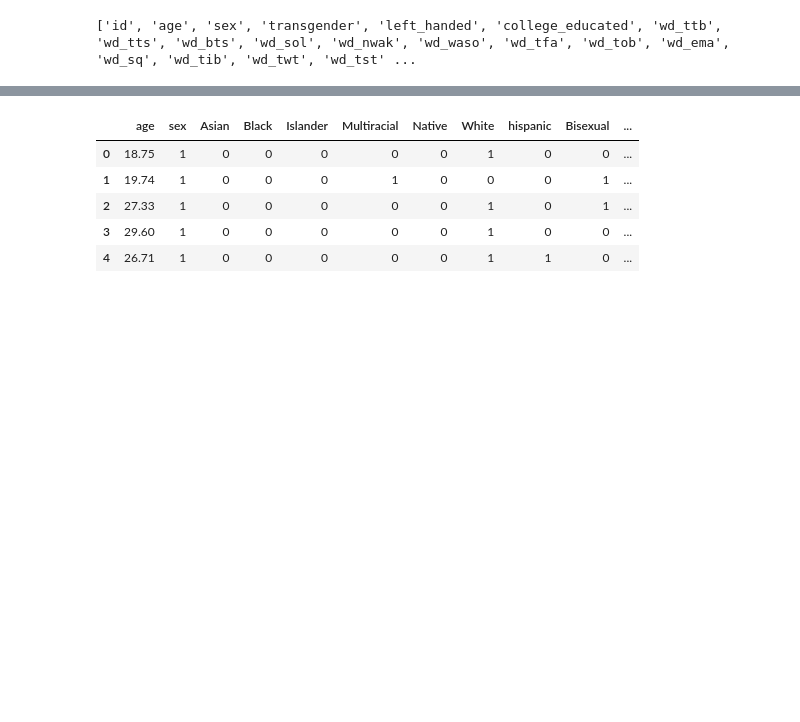
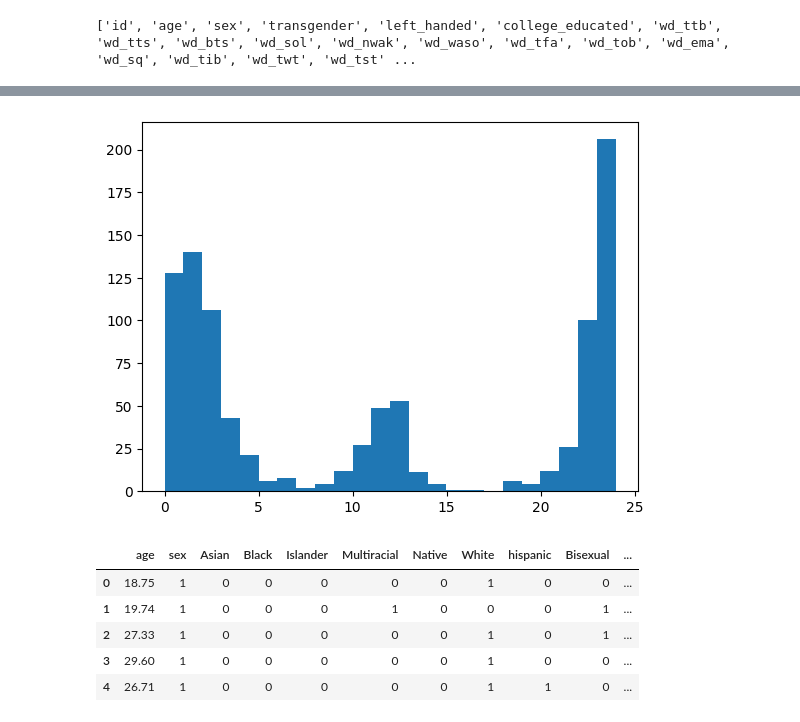
Before and after one commit to keresztalina/datasci_f24, a Jupyter notebook: src/test.ipynb, the cells around one changed output, grey strips where cells are left out. Cells and saved outputs as stored; diff of their text form; code cells hidden in the pictures; blank space fills up the shorter version.

```diff
--- a/src/test.ipynb
+++ b/src/test.ipynb
@@ -84,3 +50,38 @@ array(['$25,000 - $50,000', 'Prefer not to say', '< $25,000',
+# %%
+df['subs_caff_1'] = df['subs_caff_1'].apply(lambda x: "Caffeine " + x)
+df['subs_tob_1'] = df['subs_tob_1'].apply(lambda x: "Tobacco " + x)
+df['subs_alc_1'] = df['subs_alc_1'].apply(lambda x: "Alcohol " + x)
+df['subs_can_1'] = df['subs_can_1'].apply(lambda x: "Cannabis " + x)
+# %%
+df = create_dummy_variables(df, 'subs_caff_1')
+df = create_dummy_variables(df, 'subs_tob_1')
+df = create_dummy_variables(df, 'subs_alc_1')
+df = create_dummy_variables(df, 'subs_can_1')
+# %%
+df['psqi_1'] = df['psqi_1'].str.replace(r'\.000$', '', regex=True)
+df['psqi_1'] = pd.to_datetime(df['psqi_1'], format='%H:%M:%S')
+df['sleep_hour'] = df['psqi_1'].dt.hour
+df['sleep_minute'] = df['psqi_1'].dt.minute
+df['sleep_decimal_time'] = df['sleep_hour'] + df['sleep_minute'] / 60
+df.drop(columns=['sleep_hour', 'sleep_minute'], inplace=True)
+#hour_dummies = pd.get_dummies(df['hour'], prefix='sleep_hour_')
+#df = pd.concat([df, hour_dummies], axis=1)
+#df.drop(columns=['hour'], inplace=True)
+# %%
+df['psqi_3'] = df['psqi_3'].str.replace(r'\.000$', '', regex=True)
+df['psqi_3'] = pd.to_datetime(df['psqi_3'], format='%H:%M:%S')
+df['wake_hour'] = df['psqi_3'].dt.hour
+df['wake_minute'] = df['psqi_3'].dt.minute
+df['wake_decimal_time'] = df['wake_hour'] + df['wake_minute'] / 60
+df.drop(columns=['wake_hour', 'wake_minute'], inplace=True)
+#hour_dummies = pd.get_dummies(df['hour'], prefix='wake_hour_')
+#df = pd.concat([df, hour_dummies], axis=1)
+#df.drop(columns=['hour'], inplace=True)
+# %%
+plt.hist(df['sleep_decimal_time'], bins = 24)
+plt.show()
+# %% [output]
+[figure, added]
 # %%
 # identify predictor variables
 pred_vars = [
```
Also changed, not shown: parts of 19 cells of this notebook.
